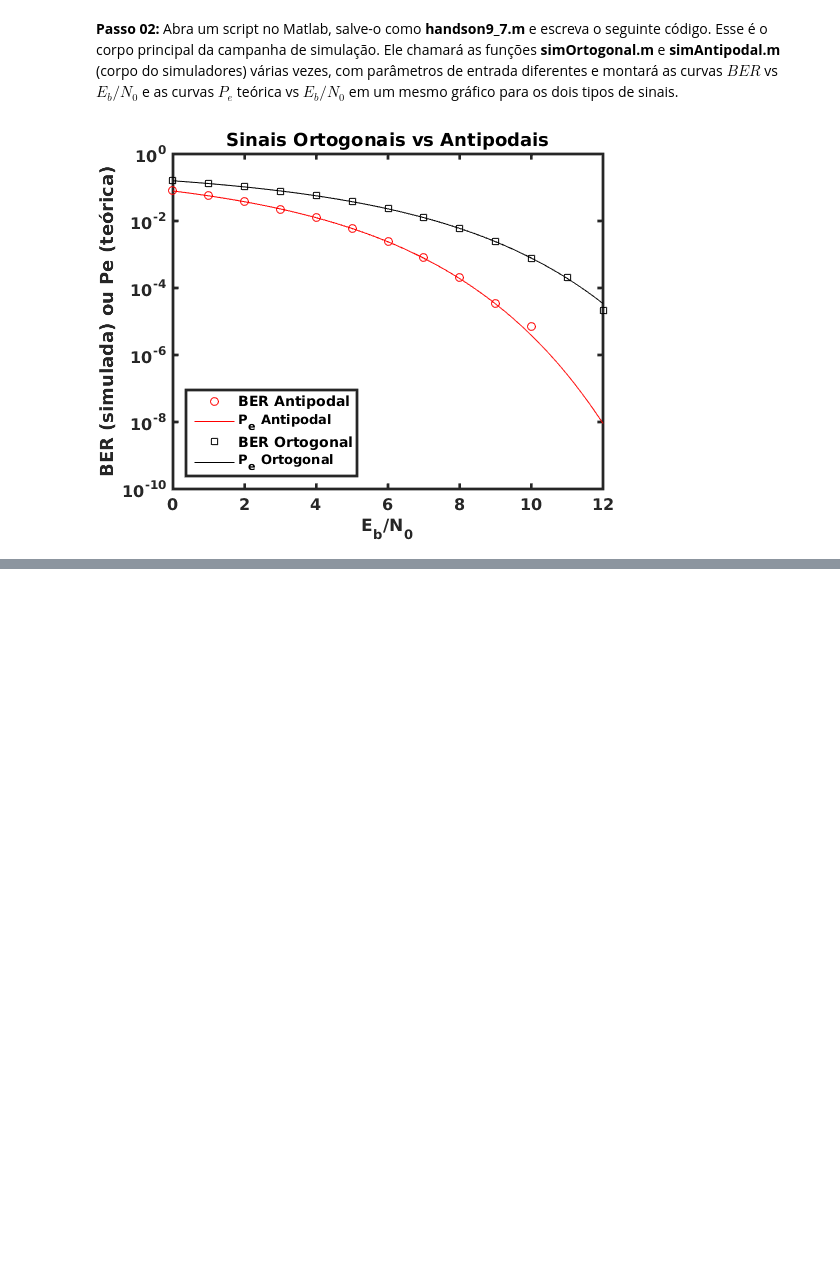
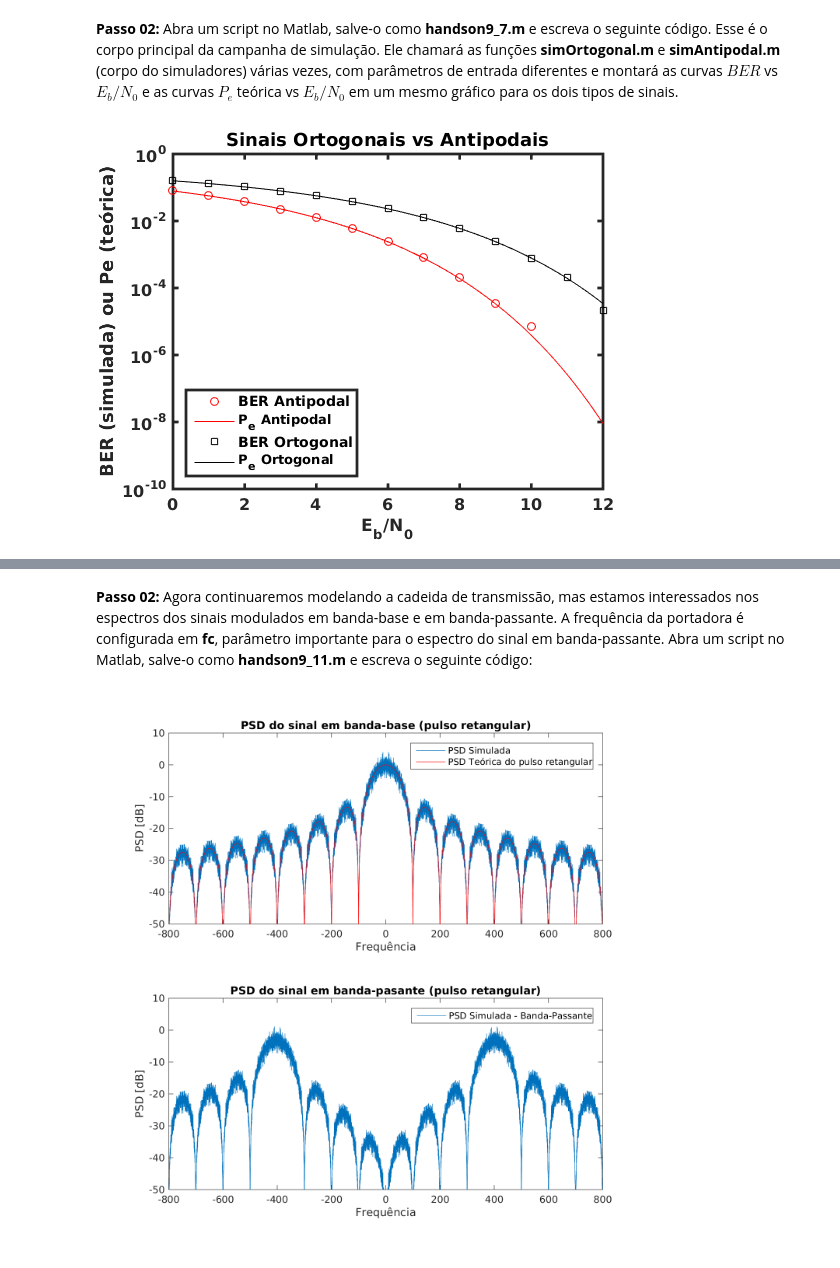
Before and after one commit to josemcast/DCO2004_LabPSC, a Jupyter notebook: h09.ipynb, the cells around one changed output, grey strips where cells are left out. Saved outputs shown, nothing was run; the diff lists cells and outputs as text; code cells hidden in the pictures; blank space fills up the shorter version.

```diff
--- a/h09.ipynb
+++ b/h09.ipynb
@@ -1320,0 +1540,76 @@ xlabel('Tempo [s]');
+# %% [markdown]
+**Passo 02:** Agora continuaremos modelando a cadeida de transmissão, mas estamos interessados nos espectros dos sinais modulados em banda-base e em banda-passante. A frequência da portadora é configurada em **fc**, parâmetro importante para o espectro do sinal em banda-passante. Abra um script no Matlab, salve-o como **handson9_11.m** e escreva o seguinte código:
+# %%
+close all;clc;clear all;
+% Parâmetros
+EbNo_dB = 20;                      % Eb/No da simulação (somente um valor)
+EbNo = 10^(EbNo_dB/10);            % Eb/No em escala linear
+% Transmitir Nf quadros de Na bits com nSamp amostras
+Nf = 10;
+Na = 1000;                         % Número de bits por quadro
+nAmoSim = 128;                     % Número de amostras por símbolo
+T = 0.01;                          % Tempo de símbolo (duração do símbolo em seg/símbolo)
+Ts = T / nAmoSim;                  % Tempo de amostragem do pulso (amostras/seg)
+Ns = Na * nAmoSim;                 % Número de amostras
+fc = 400;                          % Frequência da portadora [Hz] - modulação em banda-passante
+t = (0:Ns-1)*Ts;                   % Eixo do tempo
+vtPSDSimBB = zeros(1,Ns);          % Vetor com a PSD simulada (estimada nos Nf quadros)-Banda-base
+vtPSDSimBP = zeros(1,Ns);          % Vetor com a PSD simulada (estimada nos Nf quadros)-Banda-passante
+%
+% Transmissor
+vtSimbolos = [-1 1];                   % Símbolos (BPSK)
+
+for i=1:Nf                             % Loop para cada quadro
+    %
+    vtBin = randi([0,1], 1, Na);       % Vetor com bits
+    % Energia do bit
+    Eb = sum(vtSimbolos*vtSimbolos') / length(vtSimbolos);
+    vtTxSim = vtSimbolos(vtBin+1);     % Mapeamento bit para símbolo
+    % Codificação de linha (modulação em banda-base)
+    hT = 1/sqrt(T)*ones(1, nAmoSim);   % Pulso retangular do transmissor (NRZ)
+    % Aplicando o pulso a sequência de símbolos (sinal em banda-base)
+    vtTxBB = conv(upsample(vtTxSim, nAmoSim), hT);
+    vtTxBB = vtTxBB(1:Ns);             % Truncando para o número de amostras original
+    % Modulação em banda-passante (portadora com potência 1)
+    vtTxBP = vtTxBB .* sqrt(2) .* cos(2*pi*fc*t);
+    %
+    % Estimação da PSD via fft (sinal em banda-base)
+    vtSpecBB = fftshift(fft(vtTxBB));
+    % PSD do sinal em banda-base
+    vtPSDSimBB = vtPSDSimBB + (vtSpecBB.*conj(vtSpecBB) * Ts / Ns);
+    % Calcula a estimativa da PSD do sinal em banda-passante
+    vtSpecBP = fftshift(fft(vtTxBP));
+    vtPSDSimBP = vtPSDSimBP + (vtSpecBP.*conj(vtSpecBP) * Ts / Ns);
+
+end
+%
+% Gráficos da PSD do sinal em banda-base
+fig = figure;
+fig.PaperUnits = 'inches';
+fig.PaperPosition = [0 0 15 15];
+subplot(2,1,1);
+xFreq = -1/(2*Ts):1/(Ns*Ts):1/(2*Ts)-(1/(Ns*Ts));
+% PSD teórica do pulso rentangular
+VfTheo = (1/sqrt(T))*(T*sinc(T*xFreq));
+PSDTheo = VfTheo.^2/T;
+% PSD estimada pelas amostras do sinal
+plot(xFreq,10*log10(vtPSDSimBB/Nf));
+hold on;
+% PSD teórica
+plot(xFreq,10*log10(PSDTheo),'r');
+title('PSD do sinal em banda-base (pulso retangular)');
+legend('PSD Simulada','PSD Teórica do pulso retangular');
+xlabel('Frequência');
+ylabel('PSD [dB]');
+axis([-2*fc 2*fc -50 10]);
+% Gráficos da PSD do sinal em banda-passante
+subplot(2,1,2);
+% PSD estimada pelas amostras do sinal
+plot(xFreq,10*log10(vtPSDSimBP/Nf));
+title('PSD do sinal em banda-pasante (pulso retangular)');
+legend('PSD Simulada - Banda-Passante');
+xlabel('Frequência');
+ylabel('PSD [dB]');
+axis([-2*fc 2*fc -50 10]);
+# %% [output]
+[figure, added]
```
Also changed, not shown: parts of 12 cells of this notebook.
